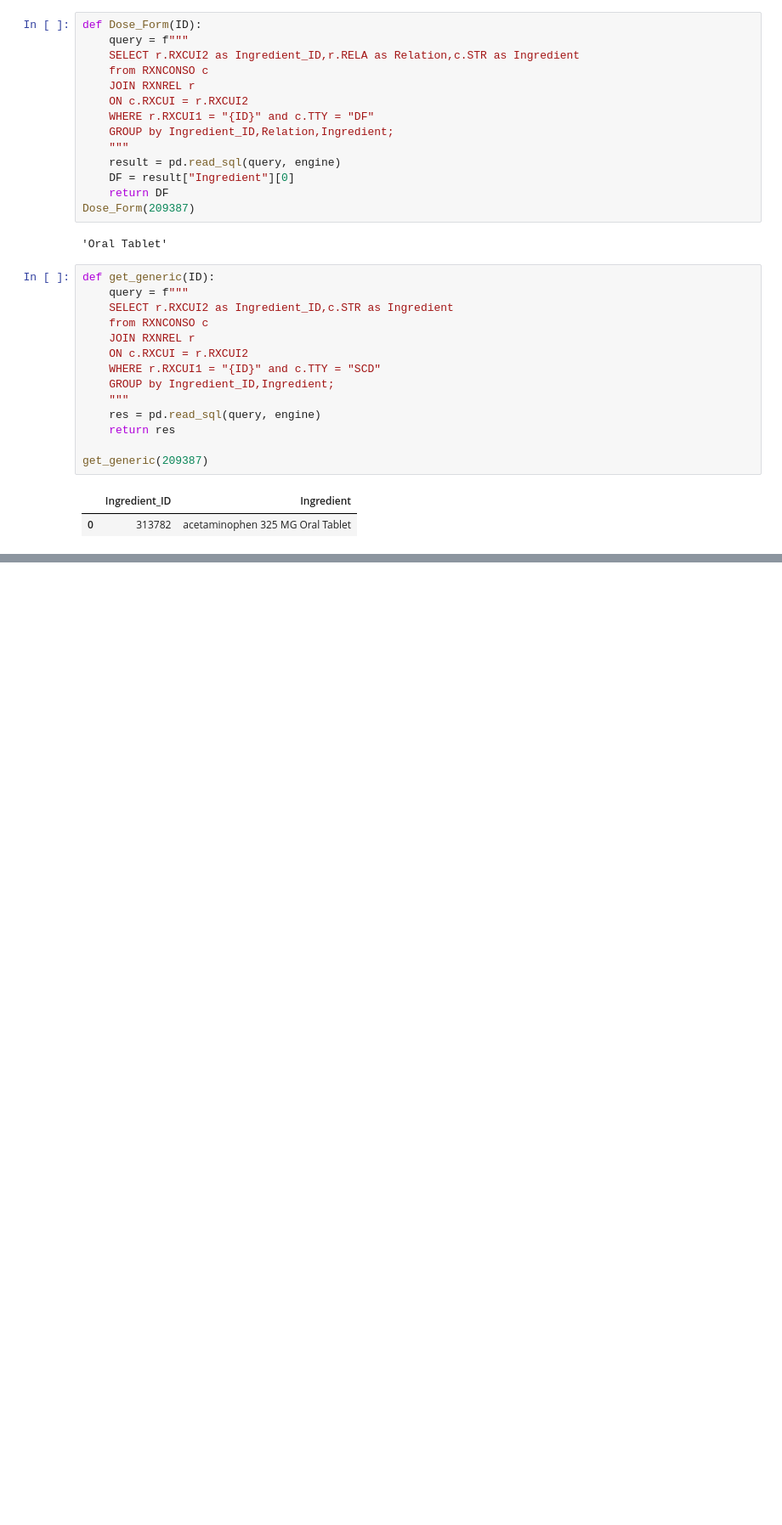
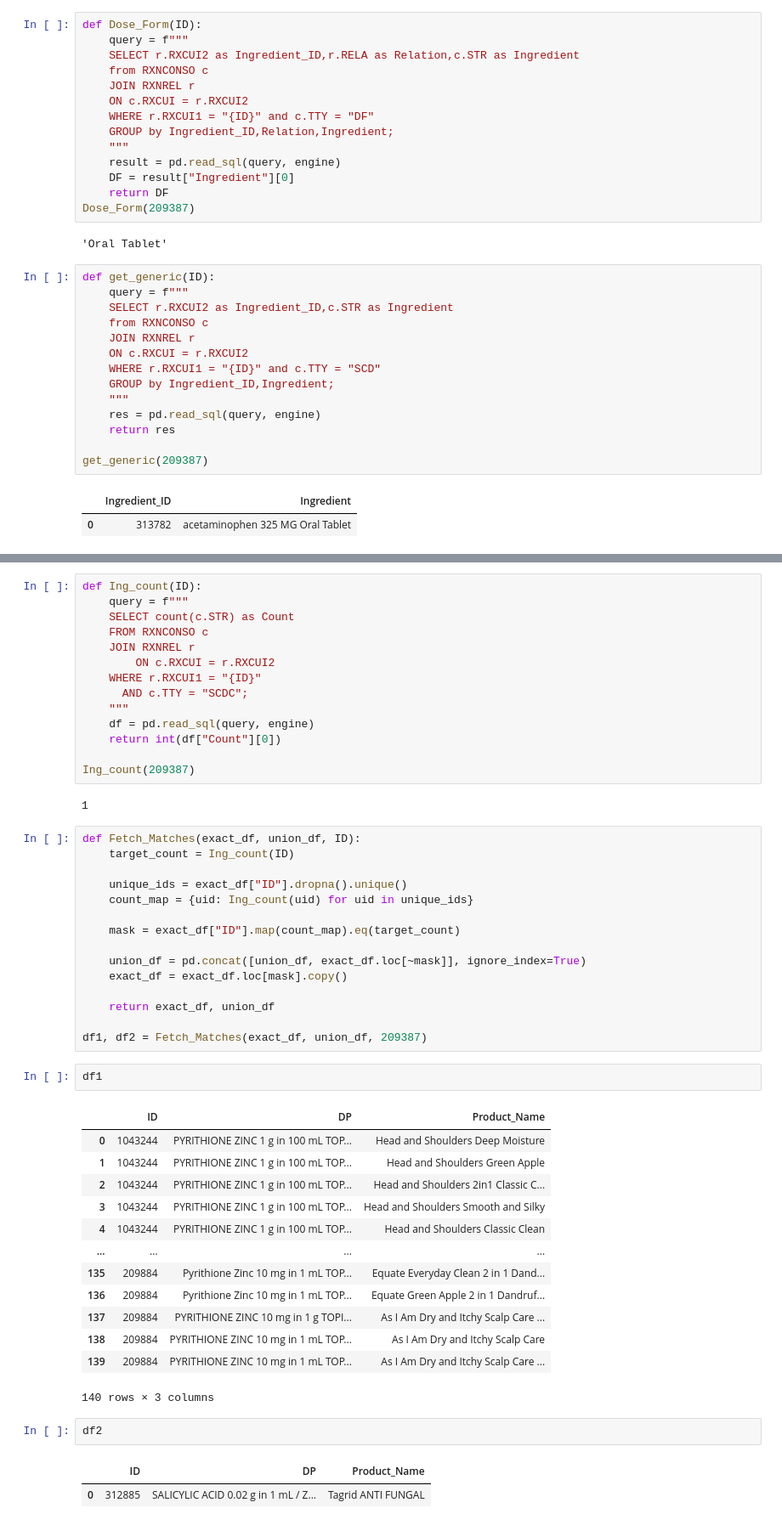
Before and after one commit to phanguy30/med_compare, a Jupyter notebook: data.ipynb, the cells around one changed output, grey strips where cells are left out. Shown at 85% size. Cells and saved outputs as stored; diff of their text form; blank space fills up the shorter version.

```diff
--- a/data.ipynb
+++ b/data.ipynb
@@ -472,3 +290,55 @@ V2: 50
+# %%
+def Ing_count(ID):
+    query = f"""
+    SELECT count(c.STR) as Count
+    FROM RXNCONSO c
+    JOIN RXNREL r
+        ON c.RXCUI = r.RXCUI2
+    WHERE r.RXCUI1 = "{ID}"
+      AND c.TTY = "SCDC";
+    """
+    df = pd.read_sql(query, engine)
+    return int(df["Count"][0])
+
+Ing_count(209387)
+# %% [output]
+1
+# %%
+def Fetch_Matches(exact_df, union_df, ID):
+    target_count = Ing_count(ID)
+
+    unique_ids = exact_df["ID"].dropna().unique()
+    count_map = {uid: Ing_count(uid) for uid in unique_ids}
+
+    mask = exact_df["ID"].map(count_map).eq(target_count)
+
+    union_df = pd.concat([union_df, exact_df.loc[~mask]], ignore_index=True)
+    exact_df = exact_df.loc[mask].copy()
+
+    return exact_df, union_df
+
+df1, df2 = Fetch_Matches(exact_df, union_df, 209387)
+# %%
+df1
+# %% [output]
+|  | ID | DP | Product_Name |
+| 0 | 1043244 | PYRITHIONE ZINC 1 g in 100 mL TOP... | Head and Shoulders Deep Moisture |
+| 1 | 1043244 | PYRITHIONE ZINC 1 g in 100 mL TOP... | Head and Shoulders Green Apple |
+| 2 | 1043244 | PYRITHIONE ZINC 1 g in 100 mL TOP... | Head and Shoulders 2in1 Classic C... |
+| 3 | 1043244 | PYRITHIONE ZINC 1 g in 100 mL TOP... | Head and Shoulders Smooth and Silky |
+| 4 | 1043244 | PYRITHIONE ZINC 1 g in 100 mL TOP... | Head and Shoulders Classic Clean |
+| ... | ... | ... | ... |
+| 135 | 209884 | Pyrithione Zinc 10 mg in 1 mL TOP... | Equate Everyday Clean 2 in 1 Dand... |
+| 136 | 209884 | Pyrithione Zinc 10 mg in 1 mL TOP... | Equate Green Apple 2 in 1 Dandruf... |
+| 137 | 209884 | PYRITHIONE ZINC 10 mg in 1 g TOPI... | As I Am Dry and Itchy Scalp Care ... |
+| 138 | 209884 | PYRITHIONE ZINC 10 mg in 1 mL TOP... | As I Am Dry and Itchy Scalp Care |
+| 139 | 209884 | PYRITHIONE ZINC 10 mg in 1 mL TOP... | As I Am Dry and Itchy Scalp Care ... |
+140 rows × 3 columns
+# %%
+df2
+# %% [output]
+|  | ID | DP | Product_Name |
+| 0 | 312885 | SALICYLIC ACID 0.02 g in 1 mL / Z... | Tagrid ANTI FUNGAL |
 # %%
 def Fetch_Ingredients(ID):
     query = f"""
```
Also changed, not shown: parts of 23 cells of this notebook.
